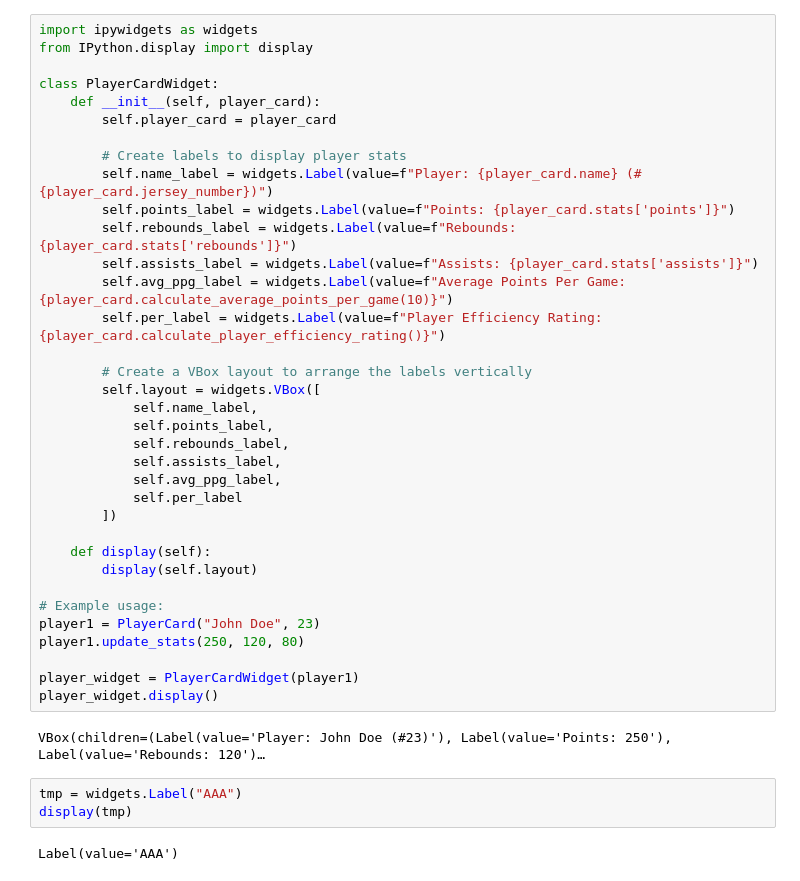
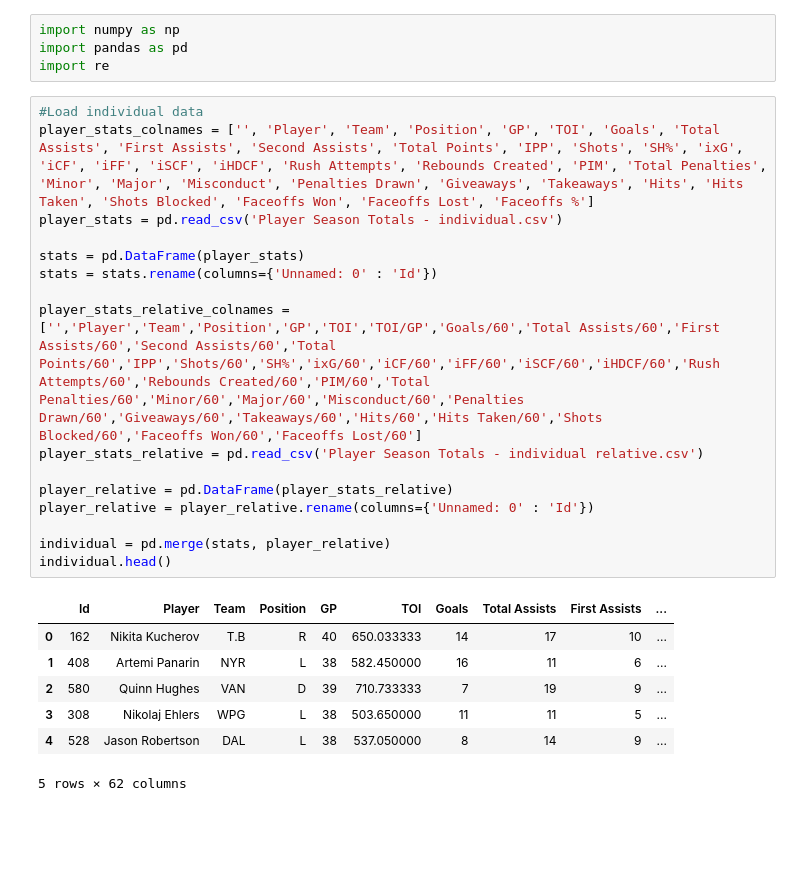
Before and after one commit to sanos666/player-cards-viewer, a Jupyter notebook: player-cards-demo.ipynb, the cells around one changed output. Drawn from its saved outputs; the diff is of its cells as text; blank space fills up the shorter version.

```diff
--- a/player-cards-demo.ipynb
+++ b/player-cards-demo.ipynb
@@ -45,42 +1,28 @@ Player Efficiency Rating: 150.0
-# %%
-import ipywidgets as widgets
-from IPython.display import display
-
-class PlayerCardWidget:
-    def __init__(self, player_card):
-        self.player_card = player_card
-
-        # Create labels to display player stats
-        self.name_label = widgets.Label(value=f"Player: {player_card.name} (#{player_card.jersey_number})")
-        self.points_label = widgets.Label(value=f"Points: {player_card.stats['points']}")
-        self.rebounds_label = widgets.Label(value=f"Rebounds: {player_card.stats['rebounds']}")
-        self.assists_label = widgets.Label(value=f"Assists: {player_card.stats['assists']}")
-        self.avg_ppg_label = widgets.Label(value=f"Average Points Per Game: {player_card.calculate_average_points_per_game(10)}")
-        self.per_label = widgets.Label(value=f"Player Efficiency Rating: {player_card.calculate_player_efficiency_rating()}")
-
-        # Create a VBox layout to arrange the labels vertically
-        self.layout = widgets.VBox([
-            self.name_label,
-            self.points_label,
-            self.rebounds_label,
-            self.assists_label,
-            self.avg_ppg_label,
-            self.per_label
-        ])
-
-    def display(self):
-        display(self.layout)
-
-# Example usage:
-player1 = PlayerCard("John Doe", 23)
-player1.update_stats(250, 120, 80)
-
-player_widget = PlayerCardWidget(player1)
-player_widget.display()
-# %% [output]
-VBox(children=(Label(value='Player: John Doe (#23)'), Label(value='Points: 250'), Label(value='Rebounds: 120')…
-# %%
-tmp = widgets.Label("AAA")
-display(tmp)
-# %% [output]
-Label(value='AAA')
+# %%
+import numpy as np
+import pandas as pd
+import re
+# %%
+#Load individual data
+player_stats_colnames = ['', 'Player', 'Team', 'Position', 'GP', 'TOI', 'Goals', 'Total Assists', 'First Assists', 'Second Assists', 'Total Points', 'IPP', 'Shots', 'SH%', 'ixG', 'iCF', 'iFF', 'iSCF', 'iHDCF', 'Rush Attempts', 'Rebounds Created', 'PIM', 'Total Penalties', 'Minor', 'Major', 'Misconduct', 'Penalties Drawn', 'Giveaways', 'Takeaways', 'Hits', 'Hits Taken', 'Shots Blocked', 'Faceoffs Won', 'Faceoffs Lost', 'Faceoffs %']
+player_stats = pd.read_csv('Player Season Totals - individual.csv')
+
+stats = pd.DataFrame(player_stats)
+stats = stats.rename(columns={'Unnamed: 0' : 'Id'})
+
+player_stats_relative_colnames = ['','Player','Team','Position','GP','TOI','TOI/GP','Goals/60','Total Assists/60','First Assists/60','Second Assists/60','Total Points/60','IPP','Shots/60','SH%','ixG/60','iCF/60','iFF/60','iSCF/60','iHDCF/60','Rush Attempts/60','Rebounds Created/60','PIM/60','Total Penalties/60','Minor/60','Major/60','Misconduct/60','Penalties Drawn/60','Giveaways/60','Takeaways/60','Hits/60','Hits Taken/60','Shots Blocked/60','Faceoffs Won/60','Faceoffs Lost/60']
+player_stats_relative = pd.read_csv('Player Season Totals - individual relative.csv')
+
+player_relative = pd.DataFrame(player_stats_relative)
+player_relative = player_relative.rename(columns={'Unnamed: 0' : 'Id'})
+
+individual = pd.merge(stats, player_relative)
+individual.head()
+# %% [output]
+|  | Id | Player | Team | Position | GP | TOI | Goals | Total Assists | First Assists | ... |
+| 0 | 162 | Nikita Kucherov | T.B | R | 40 | 650.033333 | 14 | 17 | 10 | ... |
+| 1 | 408 | Artemi Panarin | NYR | L | 38 | 582.450000 | 16 | 11 | 6 | ... |
+| 2 | 580 | Quinn Hughes | VAN | D | 39 | 710.733333 | 7 | 19 | 9 | ... |
+| 3 | 308 | Nikolaj Ehlers | WPG | L | 38 | 503.650000 | 11 | 11 | 5 | ... |
+| 4 | 528 | Jason Robertson | DAL | L | 38 | 537.050000 | 8 | 14 | 9 | ... |
+5 rows × 62 columns
```
Also changed, not shown: parts of 35 cells of this notebook.
